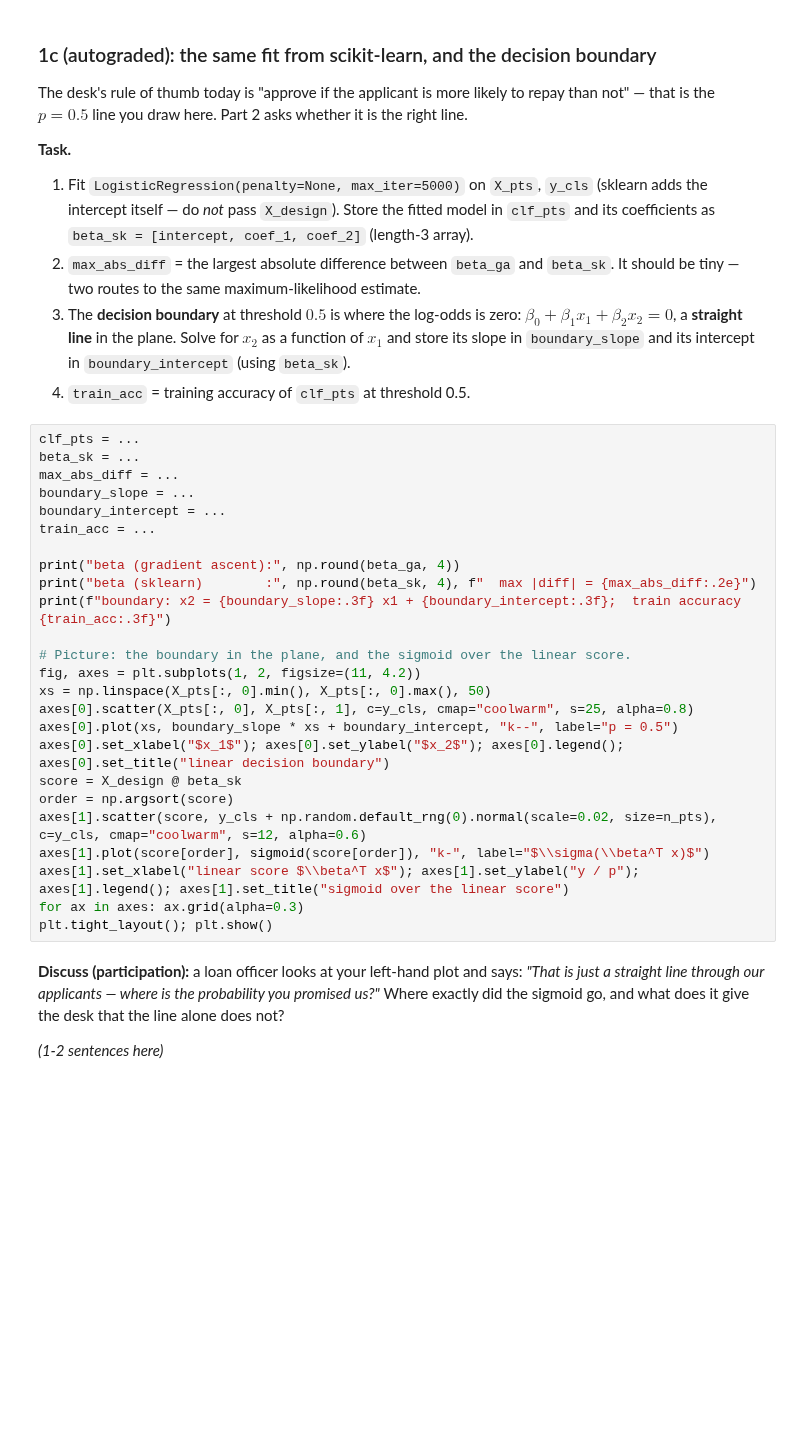
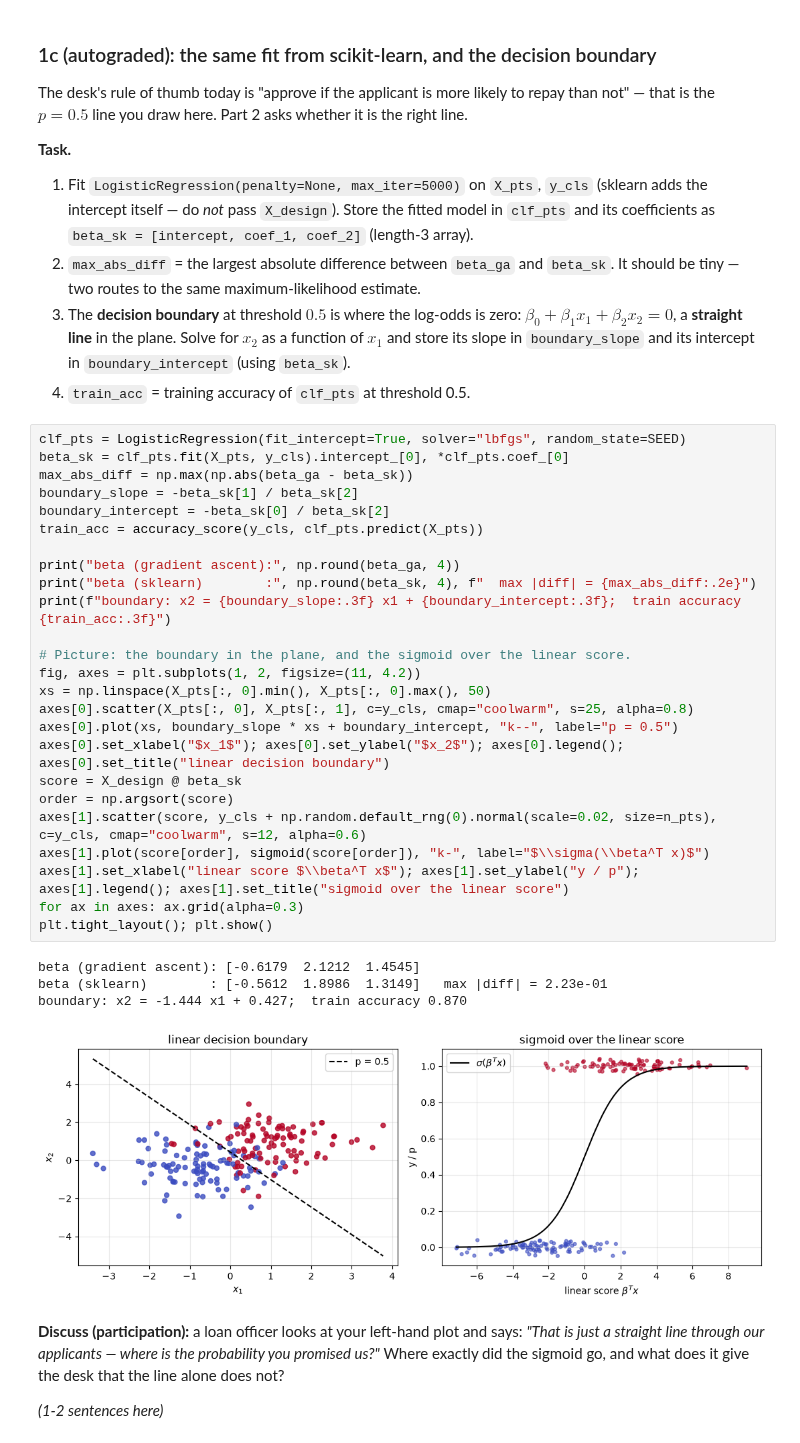
Before and after one commit to WillStill/DS701-Materials-FA26, a Jupyter notebook: class_activity_notebooks/11A-InClass-Exercise-Logistic-Regression-A1/11A-InClass-Exercise-Logistic-Regression-A1.ipynb, the cells around one changed output. Cells and saved outputs as stored; diff of their text form; blank space fills up the shorter version.

```diff
--- a/class_activity_notebooks/11A-InClass-Exercise-Logistic-Regression-A1/11A-InClass-Exercise-Logistic-Regression-A1.ipynb
+++ b/class_activity_notebooks/11A-InClass-Exercise-Logistic-Regression-A1/11A-InClass-Exercise-Logistic-Regression-A1.ipynb
@@ -229,30 +256,35 @@ right line.
    intercept in `boundary_intercept` (using `beta_sk`).
 4. `train_acc` = training accuracy of `clf_pts` at threshold 0.5.
 # %%
-clf_pts = ...
-beta_sk = ...
-max_abs_diff = ...
-boundary_slope = ...
-boundary_intercept = ...
-train_acc = ...
+clf_pts = LogisticRegression(fit_intercept=True, solver="lbfgs", random_state=SEED)
+beta_sk = clf_pts.fit(X_pts, y_cls).intercept_[0], *clf_pts.coef_[0]
+max_abs_diff = np.max(np.abs(beta_ga - beta_sk))
+boundary_slope = -beta_sk[1] / beta_sk[2]
+boundary_intercept = -beta_sk[0] / beta_sk[2]
+train_acc = accuracy_score(y_cls, clf_pts.predict(X_pts))
 
 print("beta (gradient ascent):", np.round(beta_ga, 4))
 print("beta (sklearn)        :", np.round(beta_sk, 4), f"  max |diff| = {max_abs_diff:.2e}")
 print(f"boundary: x2 = {boundary_slope:.3f} x1 + {boundary_intercept:.3f};  train accuracy {train_acc:.3f}")
 
 # Picture: the boundary in the plane, and the sigmoid over the linear score.
 fig, axes = plt.subplots(1, 2, figsize=(11, 4.2))
 xs = np.linspace(X_pts[:, 0].min(), X_pts[:, 0].max(), 50)
 axes[0].scatter(X_pts[:, 0], X_pts[:, 1], c=y_cls, cmap="coolwarm", s=25, alpha=0.8)
 axes[0].plot(xs, boundary_slope * xs + boundary_intercept, "k--", label="p = 0.5")
 axes[0].set_xlabel("$x_1$"); axes[0].set_ylabel("$x_2$"); axes[0].legend(); axes[0].set_title("linear decision boundary")
 score = X_design @ beta_sk
 order = np.argsort(score)
 axes[1].scatter(score, y_cls + np.random.default_rng(0).normal(scale=0.02, size=n_pts), c=y_cls, cmap="coolwarm", s=12, alpha=0.6)
 axes[1].plot(score[order], sigmoid(score[order]), "k-", label="$\\sigma(\\beta^T x)$")
 axes[1].set_xlabel("linear score $\\beta^T x$"); axes[1].set_ylabel("y / p"); axes[1].legend(); axes[1].set_title("sigmoid over the linear score")
 for ax in axes: ax.grid(alpha=0.3)
 plt.tight_layout(); plt.show()
+# %% [output]
+beta (gradient ascent): [-0.6179  2.1212  1.4545]
+beta (sklearn)        : [-0.5612  1.8986  1.3149]   max |diff| = 2.23e-01
+boundary: x2 = -1.444 x1 + 0.427;  train accuracy 0.870
+[figure, added]
 # %% [markdown]
 **Discuss (participation):** a loan officer looks at your left-hand plot and says: *"That is
 just a straight line through our applicants — where is the probability you promised us?"*
```
Also changed, not shown: parts of 13 cells of this notebook, 4 other files.
